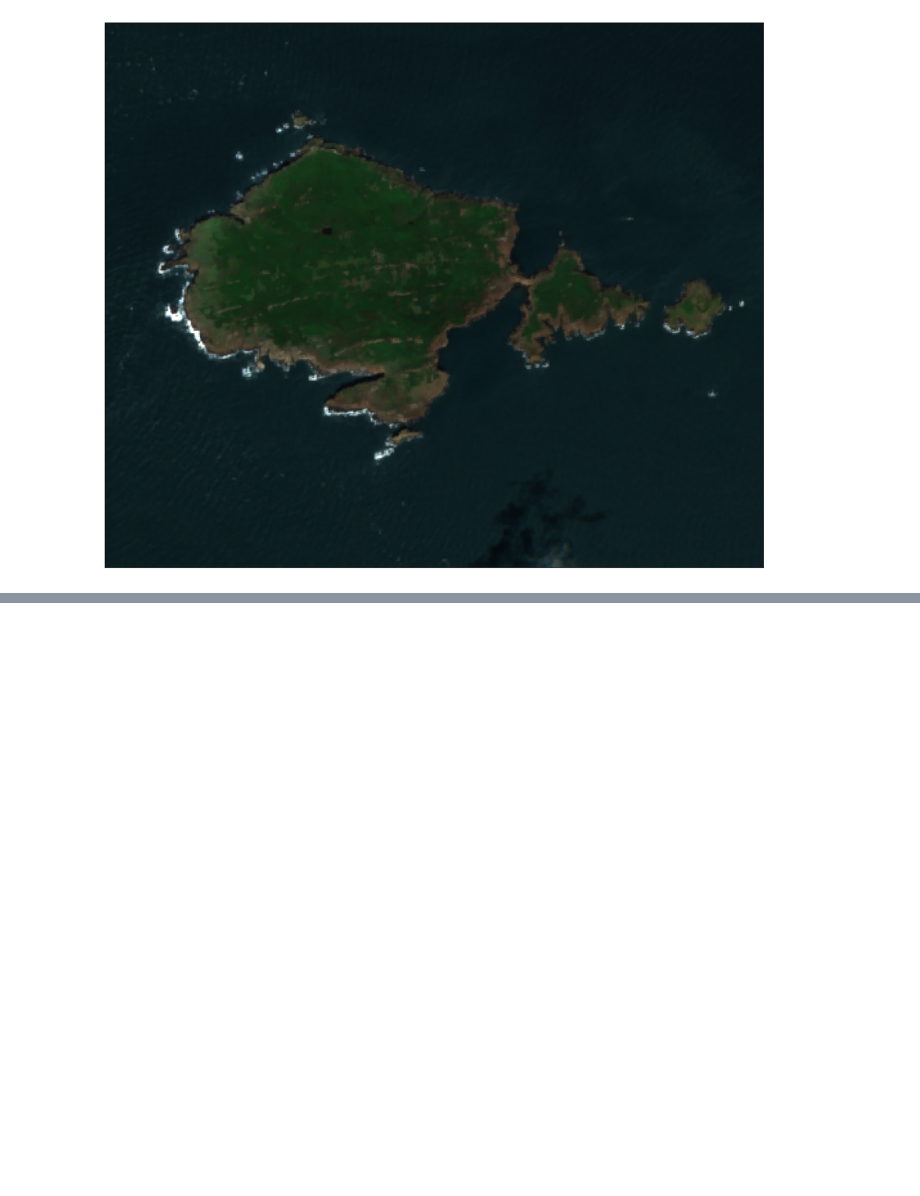
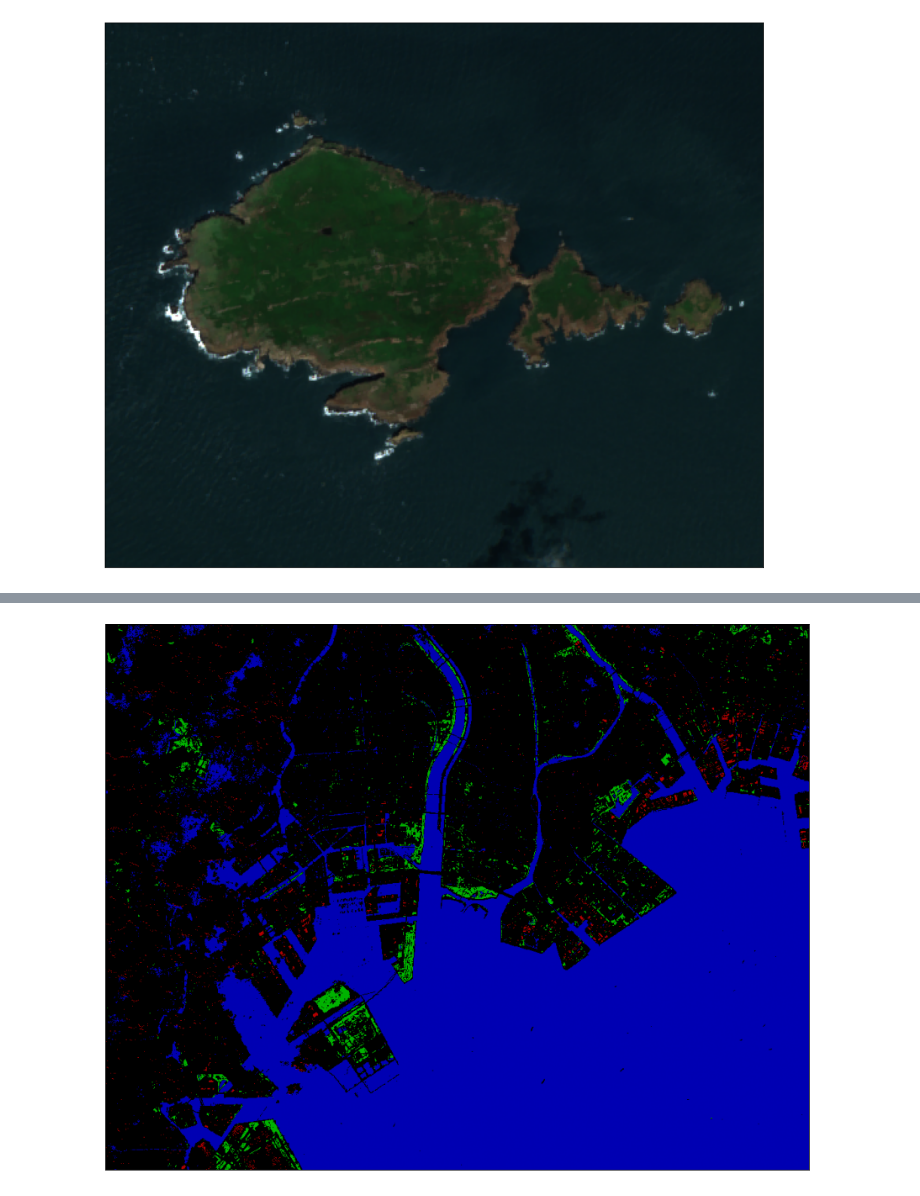
Before and after one commit to akikoogawa7/EO-Workflow, a Jupyter notebook: notebooks/visualising_scripts.ipynb, the cells around one changed output, grey strips where cells are left out. Cells and saved outputs as stored; diff of their text form; code cells hidden in the pictures; blank space fills up the shorter version.

```diff
--- a/notebooks/visualising_scripts.ipynb
+++ b/notebooks/visualising_scripts.ipynb
@@ -100,0 +160,5 @@ plot_image(true_colour_img, factor=1/255, clip_range=(0, 1))
+# %%
+city_highlights_img = city_highlights_response[0]
+plot_image(city_highlights_img, factor=1/255, clip_range=(0, 1))
+# %% [output]
+[figure, added]
```
Also changed, not shown: parts of 4 cells of this notebook.
